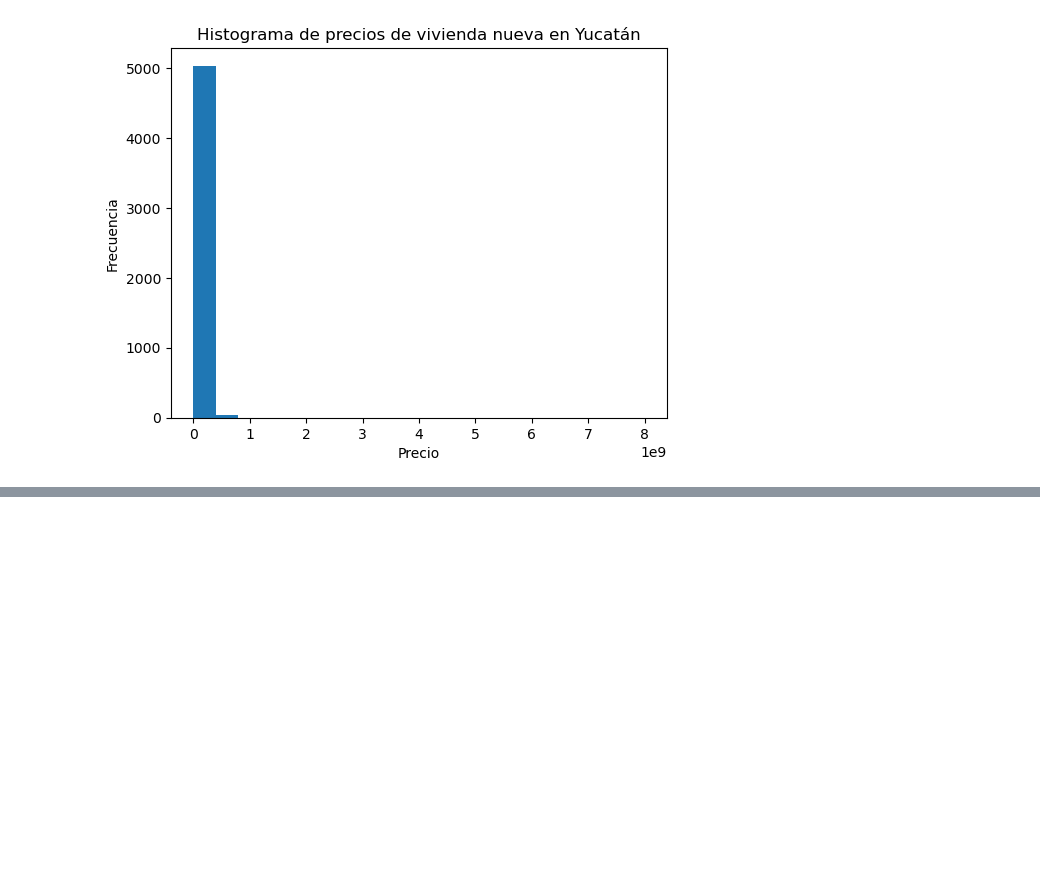
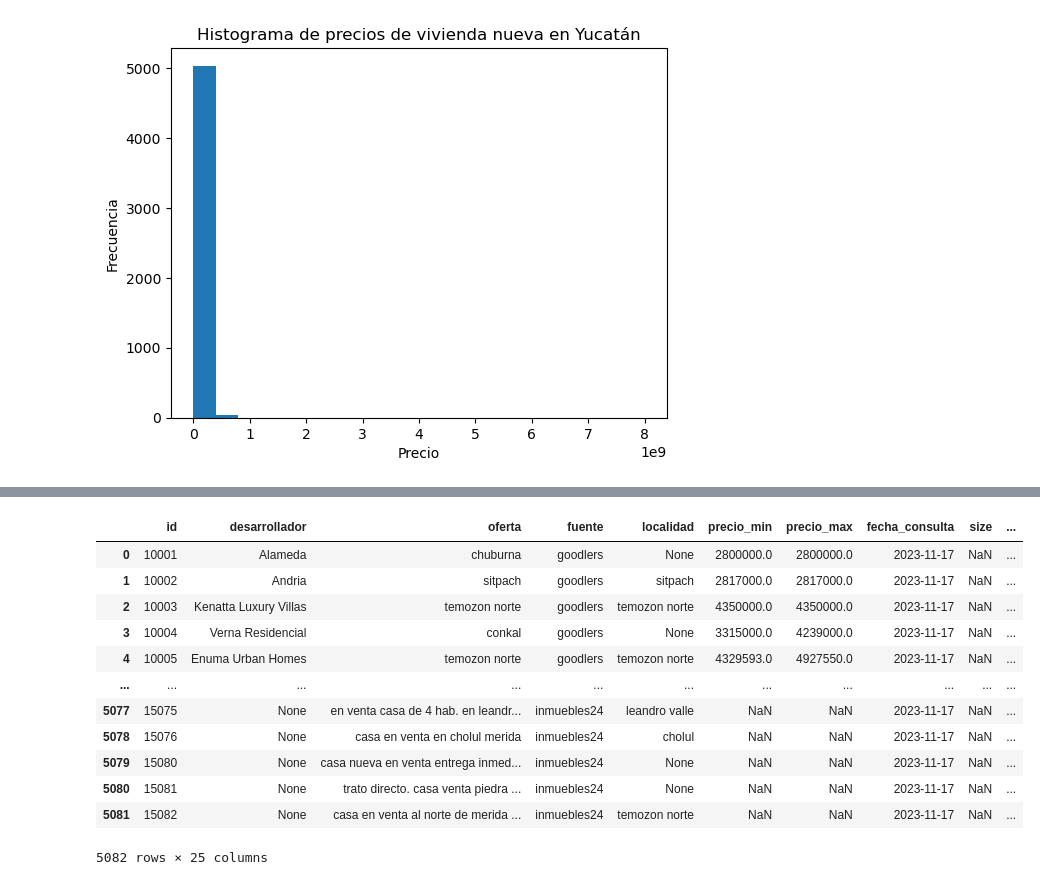
Before and after one commit to claudiodanielpc/vivi_yuca_result, a Jupyter notebook: result.ipynb, the cells around one changed output, grey strips where cells are left out. Cells and saved outputs as stored; diff of their text form; code cells hidden in the pictures; blank space fills up the shorter version.

```diff
--- a/result.ipynb
+++ b/result.ipynb
@@ -86,3 +86,20 @@ m
 Registros con ubicación: 3646
 Porcentaje de registros con ubicación: 71.7
 [interactive output not drawn]
+# %%
+import database
+database.load_data()
+# %% [output]
+|  | id | desarrollador | oferta | fuente | localidad | precio_min | precio_max | fecha_consulta | size | ... |
+| 0 | 10001 | Alameda | chuburna | goodlers | None | 2800000.0 | 2800000.0 | 2023-11-17 | NaN | ... |
+| 1 | 10002 | Andria | sitpach | goodlers | sitpach | 2817000.0 | 2817000.0 | 2023-11-17 | NaN | ... |
+| 2 | 10003 | Kenatta Luxury Villas | temozon norte | goodlers | temozon norte | 4350000.0 | 4350000.0 | 2023-11-17 | NaN | ... |
+| 3 | 10004 | Verna Residencial | conkal | goodlers | None | 3315000.0 | 4239000.0 | 2023-11-17 | NaN | ... |
+| 4 | 10005 | Enuma Urban Homes | temozon norte | goodlers | temozon norte | 4329593.0 | 4927550.0 | 2023-11-17 | NaN | ... |
+| ... | ... | ... | ... | ... | ... | ... | ... | ... | ... | ... |
+| 5077 | 15075 | None | en venta casa de 4 hab. en leandr... | inmuebles24 | leandro valle | NaN | NaN | 2023-11-17 | NaN | ... |
+| 5078 | 15076 | None | casa en venta en cholul merida | inmuebles24 | cholul | NaN | NaN | 2023-11-17 | NaN | ... |
+| 5079 | 15080 | None | casa nueva en venta entrega inmed... | inmuebles24 | None | NaN | NaN | 2023-11-17 | NaN | ... |
+| 5080 | 15081 | None | trato directo. casa venta piedra ... | inmuebles24 | None | NaN | NaN | 2023-11-17 | NaN | ... |
+| 5081 | 15082 | None | casa en venta al norte de merida ... | inmuebles24 | temozon norte | NaN | NaN | 2023-11-17 | NaN | ... |
+5082 rows × 25 columns
```
Also changed, not shown: parts of 1 cell of this notebook, 1 other file.
